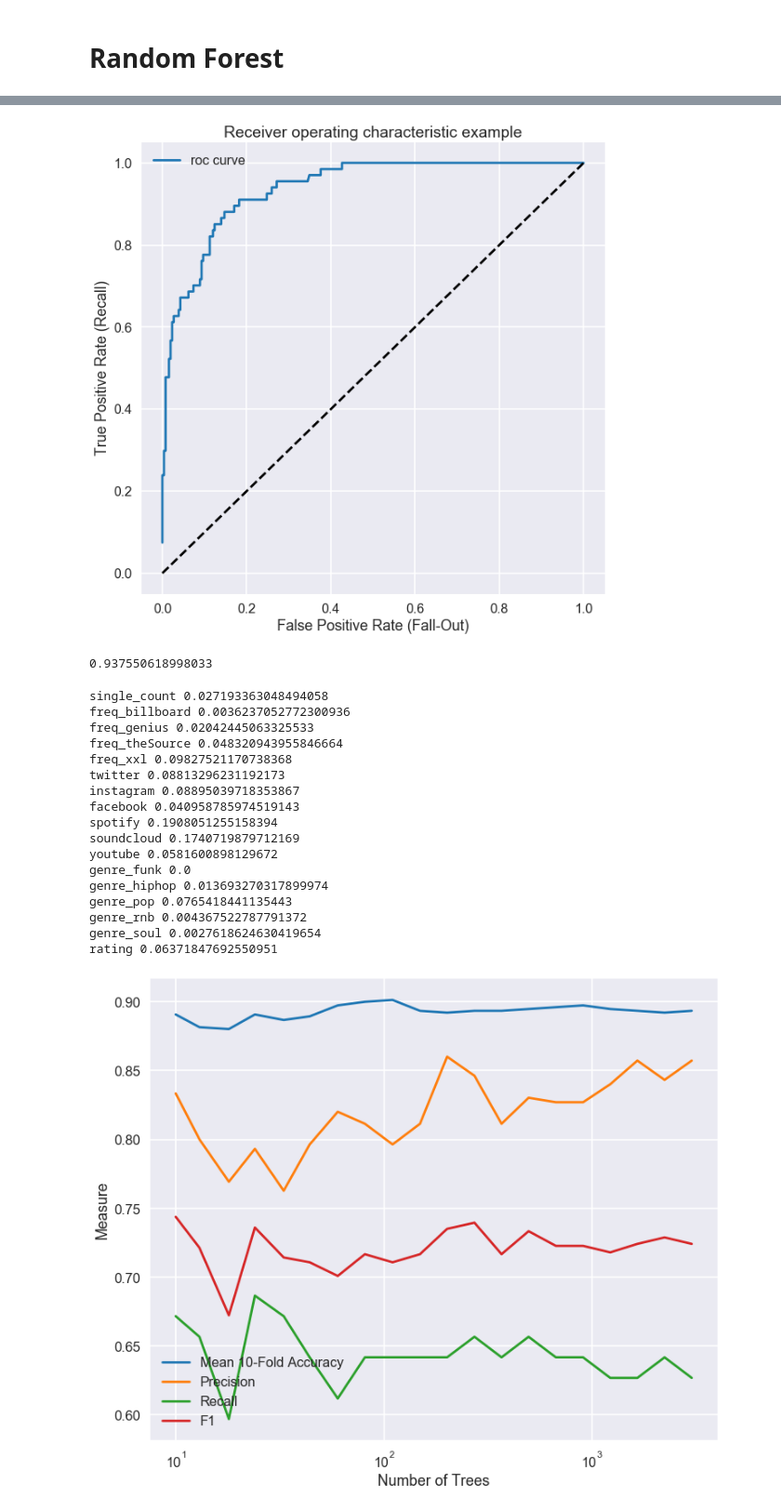
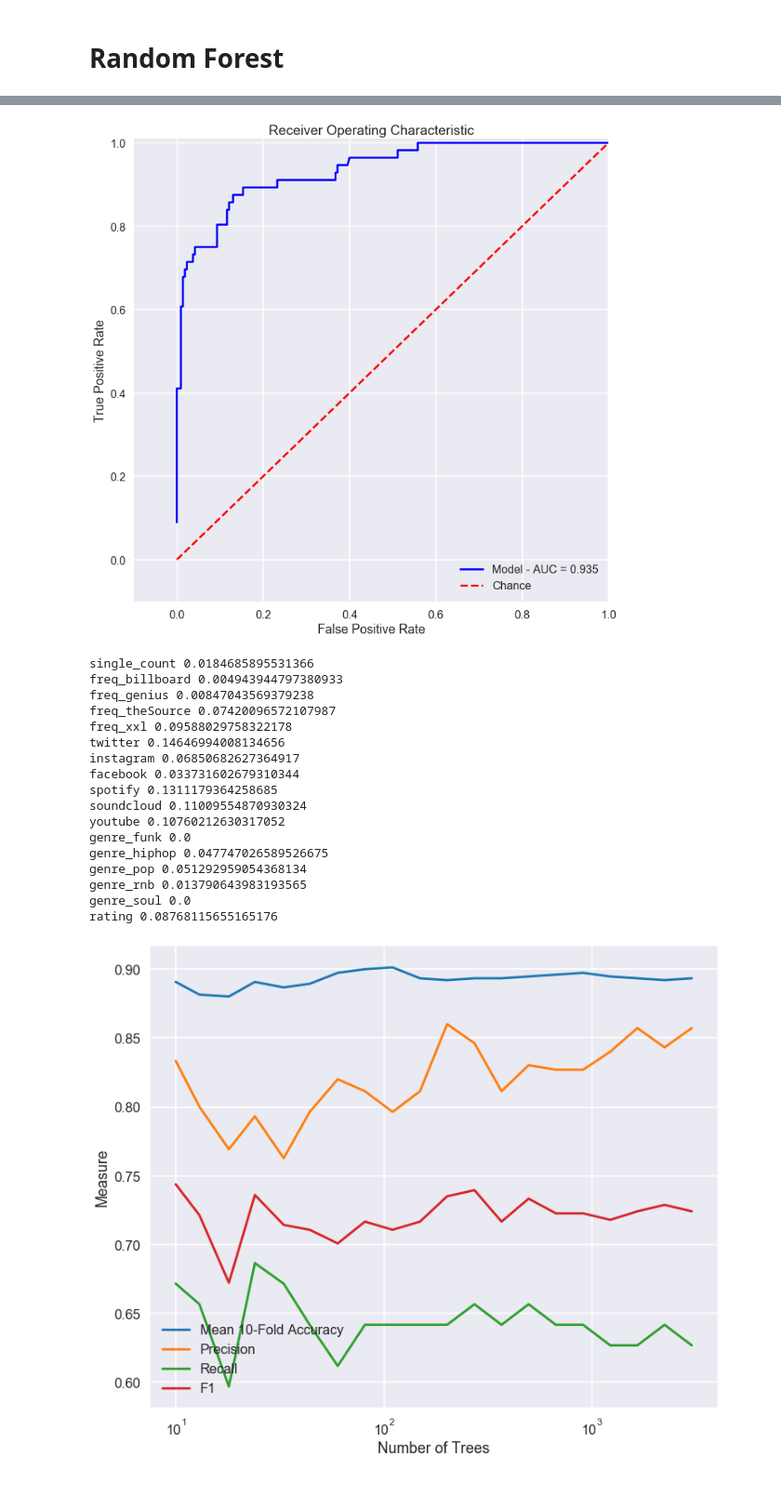
Before and after one commit to wonyoungseo/content-worth-debut-artist-classification-project, a Jupyter notebook: modeling/modeling-4-rf_imbalance_problem_(extension).ipynb, the cells around one changed output, grey strips where cells are left out. Shown: that part at 93% size. Saved outputs shown, nothing was run; the diff lists cells and outputs as text; code cells hidden in the pictures.

```diff
--- a/modeling/modeling-4-tree-deeper-imbalanceProblem.ipynb
+++ b/modeling/modeling-4-rf_imbalance_problem_(extension).ipynb
@@ -184,7 +184,7 @@ dfy.tail()
 Name: label, dtype: int64
 # %%
 from sklearn.model_selection import train_test_split
-X_train, X_test, y_train, y_test = train_test_split(dfX, dfy, test_size=0.3, random_state=0)
+X_train, X_test, y_train, y_test = train_test_split(dfX, dfy, test_size=0.25, random_state=0)
 # %% [markdown]
 # Random Forest
 # %%
@@ -244,34 +231,52 @@ def draw_roc():
-# %%
-draw_roc()
-# %% [output]
-[figure, removed]
-# %%
-from sklearn.metrics import auc
-
-auc(fpr, tpr)
-# %% [output]
-0.937550618998033
+# %%
+import matplotlib.pyplot as plt
+
+
+def draw_roc_auc(model):
+    y_prob = model.predict_proba(X_test)
+
+    pos_probs = [y_prob[i][1] for i in range(len(y_prob))]
+
+    fpr, tpr, threshold = roc_curve(y_test, pos_probs)
+    auc = roc_auc_score(y_test, pos_probs)
+
+    # Plot ROC
+    fig, ax = plt.subplots(figsize=(12,12))
+    ax.set_title('Receiver Operating Characteristic')
+    plt.plot(fpr, tpr, 'b',label='Model - AUC = %0.3f'% auc)
+    ax.legend(loc='lower right')
+    plt.plot([0,1],[0,1],'r--', label='Chance')
+    ax.legend()
+    ax.set_xlim([-0.1,1.0])
+    ax.set_ylim([-0.1,1.01])
+    ax.set_ylabel('True Positive Rate')
+    ax.set_xlabel('False Positive Rate')
+    plt.show()
+# %%
+draw_roc_auc(model)
+# %% [output]
+[figure, added]
 # %%
 for name, importance in zip(X_train.columns, model.feature_importances_):
     print(name, importance)
 # %% [output]
-single_count 0.027193363048494058
-freq_billboard 0.0036237052772300936
-freq_genius 0.02042445063325533
-freq_theSource 0.048320943955846664
-freq_xxl 0.09827521170738368
-twitter 0.08813296231192173
-instagram 0.08895039718353867
-facebook 0.040958785974519143
-spotify 0.1908051255158394
-soundcloud 0.1740719879712169
-youtube 0.0581600898129672
+single_count 0.0184685895531366
+freq_billboard 0.004943944797380933
+freq_genius 0.00847043569379238
+freq_theSource 0.07420096572107987
+freq_xxl 0.09588029758322178
+twitter 0.14646994008134656
+instagram 0.06850682627364917
+facebook 0.033731602679310344
+spotify 0.1311179364258685
+soundcloud 0.11009554870930324
+youtube 0.10760212630317052
 genre_funk 0.0
-genre_hiphop 0.013693270317899974
-genre_pop 0.0765418441135443
-genre_rnb 0.004367522787791372
-genre_soul 0.0027618624630419654
-rating 0.06371847692550951
+genre_hiphop 0.047747026589526675
+genre_pop 0.051292959054368134
+genre_rnb 0.013790643983193565
+genre_soul 0.0
+rating 0.08768115655165176
 # %%
 scores_dict = {num_trees:[] for num_trees in np.logspace(start=1,stop=3.478,num=20).astype(int)}
 oob_err_dict = {num_trees:0 for num_trees in np.logspace(start=1,stop=3.478,num=20).astype(int)}
```
Also changed, not shown: parts of 21 cells of this notebook, 5 other files.
